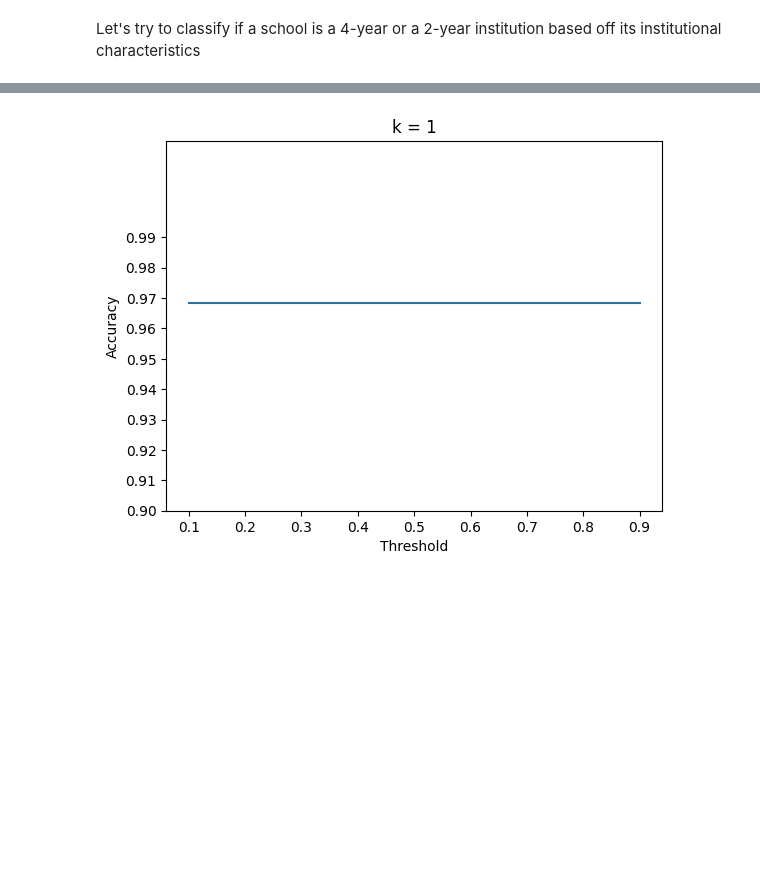
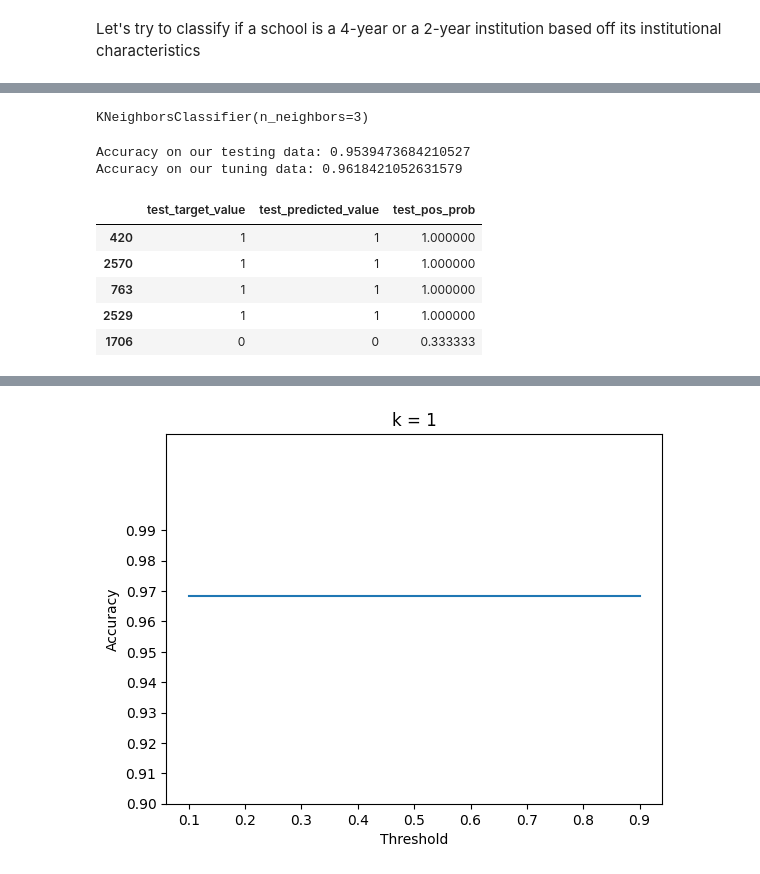
Before and after one commit to vys5hb/ML_lab1, a Jupyter notebook: kNN.ipynb, the cells around one changed output, grey strips where cells are left out. Cells and saved outputs as stored; diff of their text form; code cells hidden in the pictures; blank space fills up the shorter version.

```diff
--- a/kNN.ipynb
+++ b/kNN.ipynb
@@ -326,0 +329,32 @@ The prevalence of private institutions is: 0.6158504476040021
+# %%
+# Train kNN model on k=3, threshold=0.5 for baseline
+model = KNeighborsClassifier(n_neighbors=3)
+model.fit(X_train, y_train)
+# %% [output]
+KNeighborsClassifier(n_neighbors=3)
+# %%
+# Testing & tuning accuracies for k=3, threshold=0.5
+print(f'Accuracy on our testing data: {model.score(X_test, y_test)}')
+print(f'Accuracy on our tuning data: {model.score(X_tune, y_tune)}')
+# %% [output]
+Accuracy on our testing data: 0.9539473684210527
+Accuracy on our tuning data: 0.9618421052631579
+# %%
+# Check our predictions on our testing data and check probabilities of positive tests (4-year institutions)
+y_pred = model.predict(X_test)
+y_prob = model.predict_proba(X_test)[:, 1]
+
+# Create a dataframe for true value, predicted value, and predicted probability of being a 4-year institution
+results_df = pd.DataFrame({
+    'test_target_value': y_test,
+    'test_predicted_value': y_pred,
+    "test_pos_prob": y_prob
+})
+results_df.head()
+# %% [output]
+|  | test_target_value | test_predicted_value | test_pos_prob |
+| 420 | 1 | 1 | 1.000000 |
+| 2570 | 1 | 1 | 1.000000 |
+| 763 | 1 | 1 | 1.000000 |
+| 2529 | 1 | 1 | 1.000000 |
+| 1706 | 0 | 0 | 0.333333 |
```
Also changed, not shown: parts of 15 cells of this notebook.
